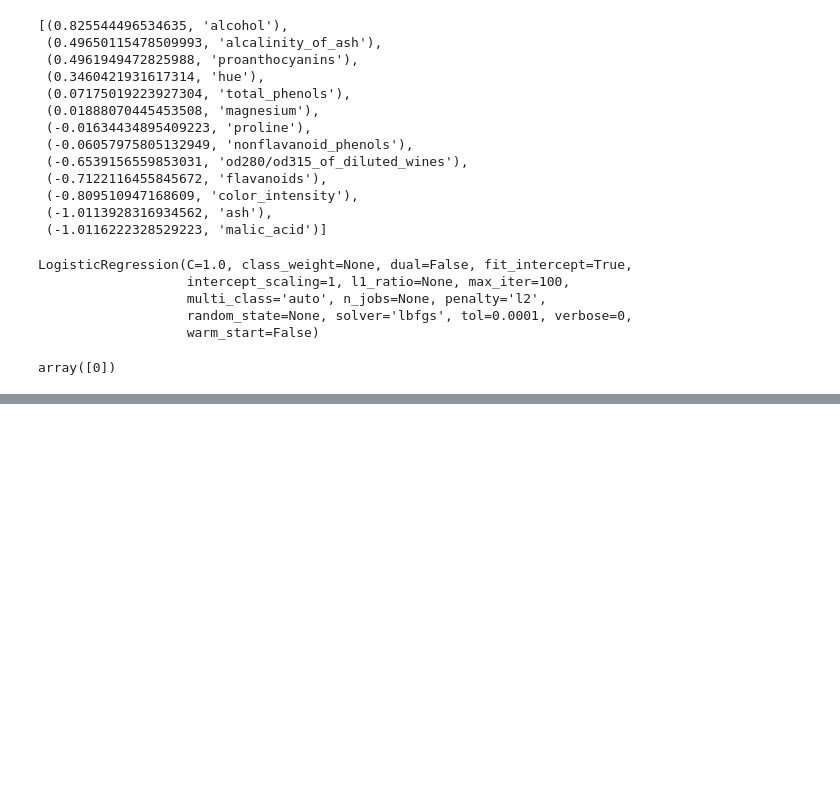
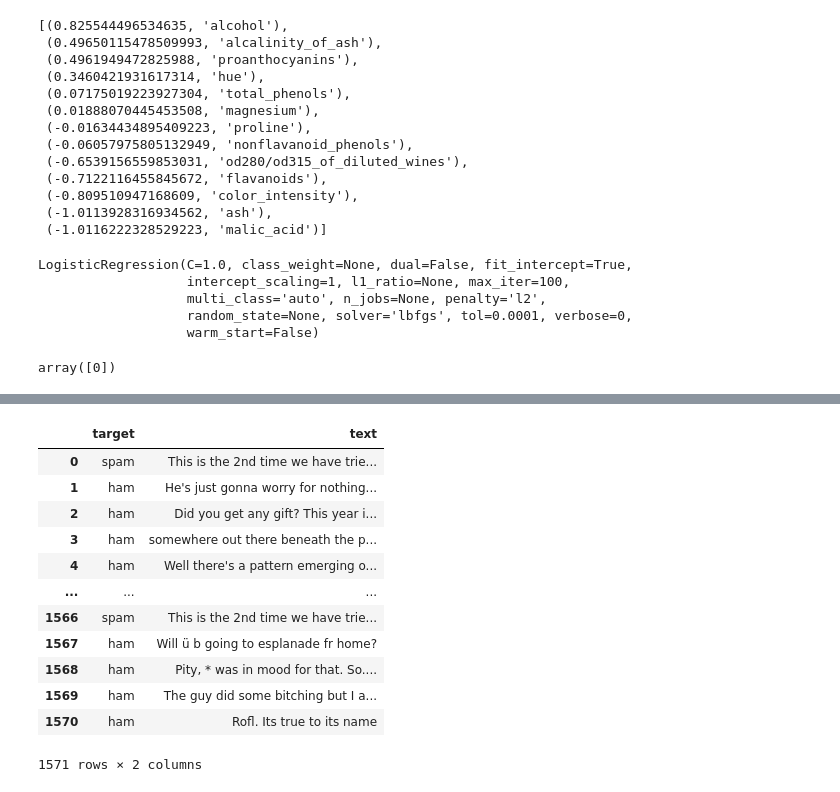
Before and after one commit to railrun98/gfh, a Jupyter notebook: LogLoss.ipynb, the cells around one changed output, grey strips where cells are left out. Saved outputs shown, nothing was run; the diff lists cells and outputs as text; code cells hidden in the pictures; blank space fills up the shorter version.

```diff
--- a/LogLoss.ipynb
+++ b/LogLoss.ipynb
@@ -201,0 +237,16 @@ array([0])
+# %%
+test_d
+# %% [output]
+|  | target | text |
+| 0 | spam | This is the 2nd time we have trie... |
+| 1 | ham | He's just gonna worry for nothing... |
+| 2 | ham | Did you get any gift? This year i... |
+| 3 | ham | somewhere out there beneath the p... |
+| 4 | ham | Well there's a pattern emerging o... |
+| ... | ... | ... |
+| 1566 | spam | This is the 2nd time we have trie... |
+| 1567 | ham | Will ü b going to esplanade fr home? |
+| 1568 | ham | Pity, * was in mood for that. So.... |
+| 1569 | ham | The guy did some bitching but I a... |
+| 1570 | ham | Rofl. Its true to its name |
+1571 rows × 2 columns
```
Also changed, not shown: parts of 9 cells of this notebook.
